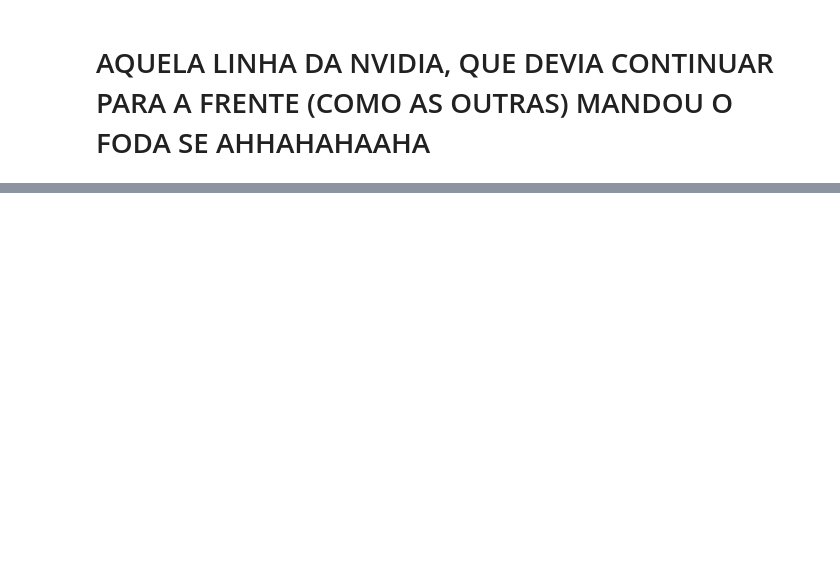
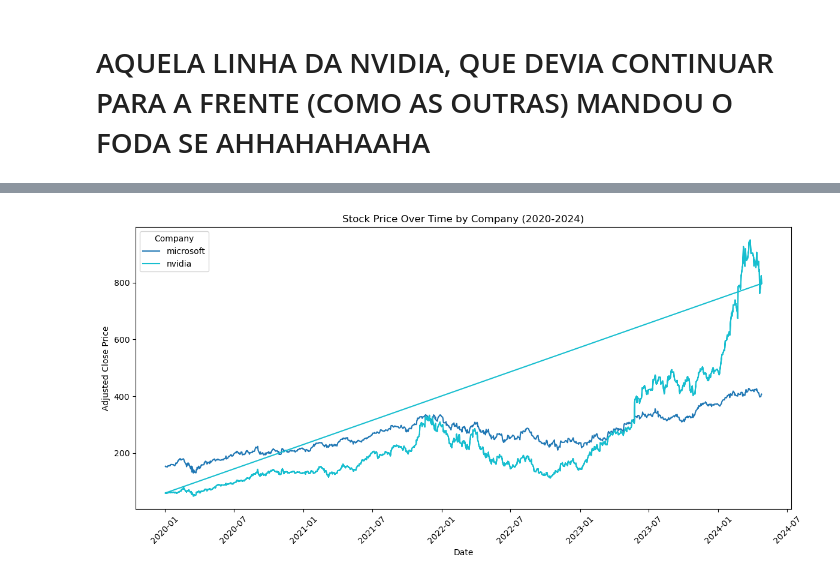
Before and after one commit to David-M-M-Isaac/BD_Project, a Jupyter notebook: scripts/tratamento_dados_spark.ipynb, the cells around one changed output, grey strips where cells are left out. Saved outputs shown, nothing was run; the diff lists cells and outputs as text; code cells hidden in the pictures; blank space fills up the shorter version.

```diff
--- a/scripts/tratamento_dados_spark.ipynb
+++ b/scripts/tratamento_dados_spark.ipynb
@@ -510,0 +509,7 @@ plt.show()
+# %%
+plot_data_companies = plot_data_companies[
+    (plot_data_companies["company_name"] != "sony") &
+    (plot_data_companies["company_name"] != "dell") &
+    (plot_data_companies["company_name"] != "ibm") &
+    (plot_data_companies["company_name"] != "intel")
+]
@@ -510,0 +539,18 @@ plt.show()
+# %%
+plt.figure(figsize=(12, 6))
+companies = plot_data_companies["company_name"].unique()
+colors = plt.cm.get_cmap('tab10', len(companies))
+
+for i, company in enumerate(companies):
+    company_data = plot_data_companies[plot_data_companies["company_name"] == company]
+    plt.plot(company_data["Date"], company_data["Adj Close"], label=company, color=colors(i))
+
+plt.title("Stock Price Over Time by Company (2020-2024)")
+plt.xlabel("Date")
+plt.ylabel("Adjusted Close Price")
+plt.legend(title="Company")
+plt.xticks(rotation=45)
+plt.tight_layout()
+plt.show()
+# %% [output]
+[figure, added]
```
Also changed, not shown: parts of 28 cells of this notebook.
